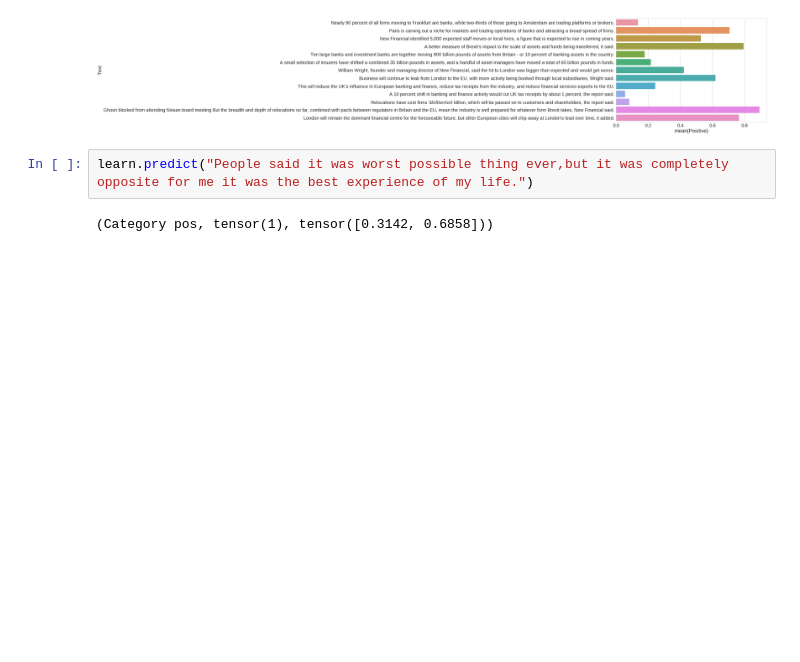
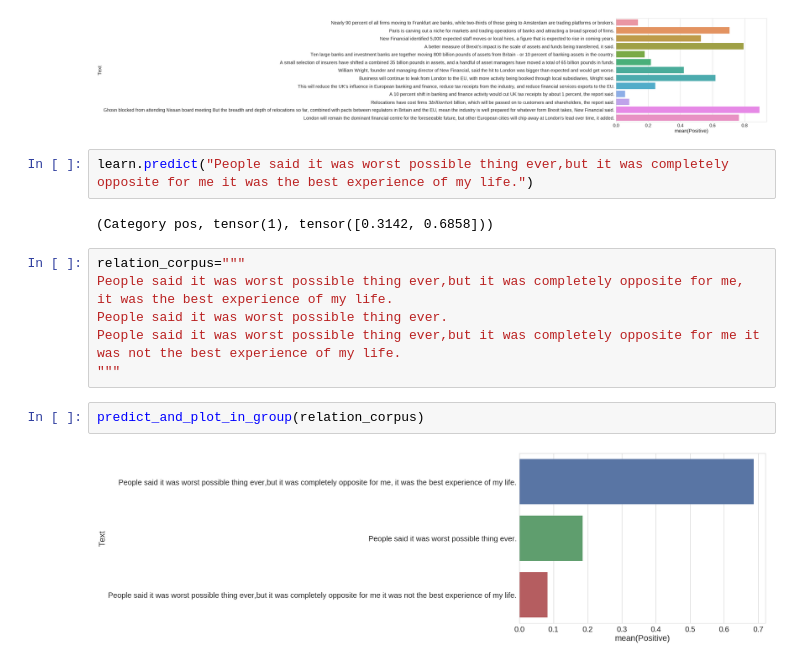
Before and after one commit to cgangwar11/Coding-Practice, a Jupyter notebook: demo_final.ipynb, the cells around one changed output. Drawn from its saved outputs; the diff is of its cells as text; blank space fills up the shorter version.

```diff
--- a/demo_final.ipynb
+++ b/demo_final.ipynb
@@ -190,3 +190,13 @@ predict_and_plot_in_group(corpus2)
 learn.predict("People said it was worst possible thing ever,but it was completely opposite for me it was the best experience of my life.")
 # %% [output]
 (Category pos, tensor(1), tensor([0.3142, 0.6858]))
+# %%
+relation_corpus="""
+People said it was worst possible thing ever,but it was completely opposite for me, it was the best experience of my life.
+People said it was worst possible thing ever.
+People said it was worst possible thing ever,but it was completely opposite for me it was not the best experience of my life.
+"""
+# %%
+predict_and_plot_in_group(relation_corpus)
+# %% [output]
+[figure, added]
```
Also changed, not shown: parts of 4 cells of this notebook.
